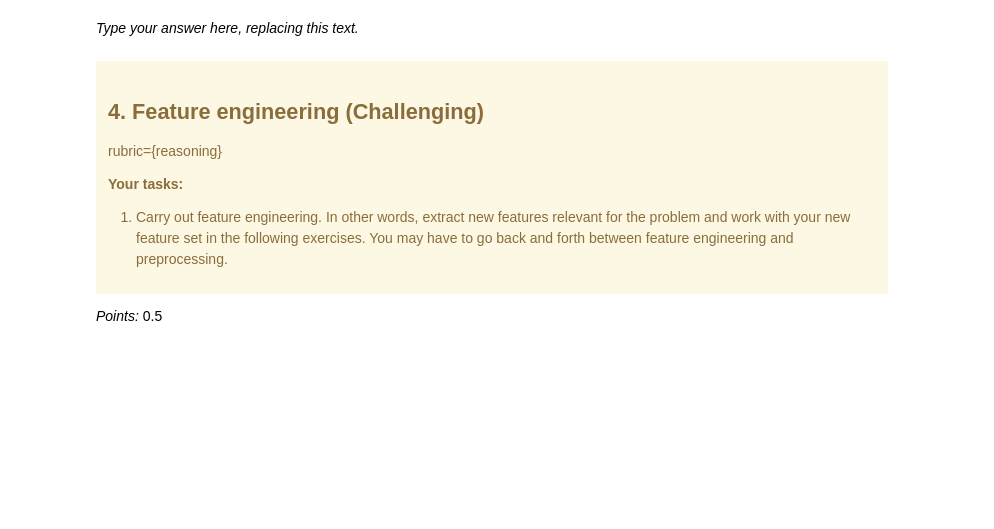
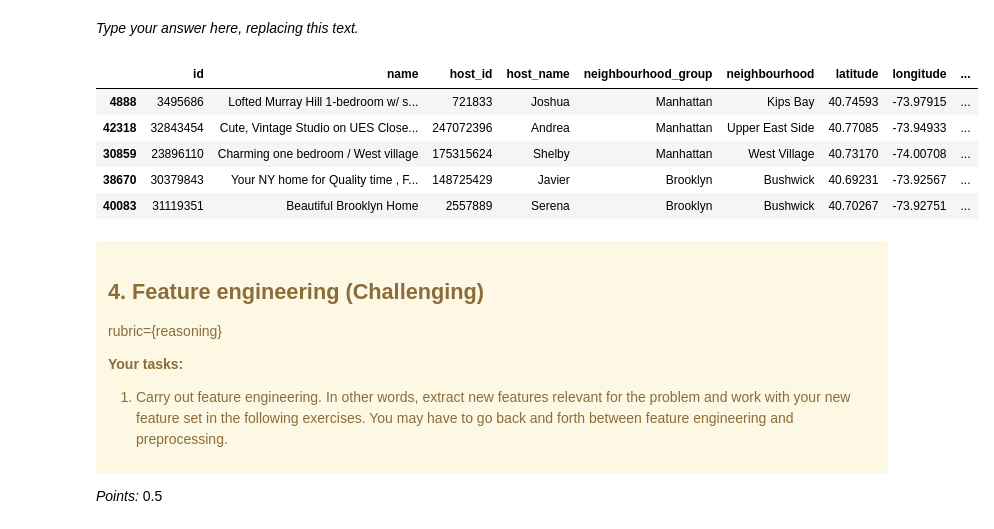
Before and after one commit to BChangs99/DSCI_573_Lab4_BDFJ, a Jupyter notebook: lab4.ipynb, the cells around one changed output. Saved outputs shown, nothing was run; the diff lists cells and outputs as text; code cells hidden in the pictures; blank space fills up the shorter version.

```diff
--- a/lab4.ipynb
+++ b/lab4.ipynb
@@ -175,3 +173,12 @@ _Type your answer here, replacing this text._
+# %%
+train_df.head()
+# %% [output]
+|  | id | name | host_id | host_name | neighbourhood_group | neighbourhood | latitude | longitude | ... |
+| 4888 | 3495686 | Lofted Murray Hill 1-bedroom w/ s... | 721833 | Joshua | Manhattan | Kips Bay | 40.74593 | -73.97915 | ... |
+| 42318 | 32843454 | Cute, Vintage Studio on UES Close... | 247072396 | Andrea | Manhattan | Upper East Side | 40.77085 | -73.94933 | ... |
+| 30859 | 23896110 | Charming one bedroom / West village | 175315624 | Shelby | Manhattan | West Village | 40.73170 | -74.00708 | ... |
+| 38670 | 30379843 | Your NY home for Quality time , F... | 148725429 | Javier | Brooklyn | Bushwick | 40.69231 | -73.92567 | ... |
+| 40083 | 31119351 | Beautiful Brooklyn Home | 2557889 | Serena | Brooklyn | Bushwick | 40.70267 | -73.92751 | ... |
 # %%
 ...
 # %%
```
Also changed, not shown: parts of 1 cell of this notebook, 2 other files.
